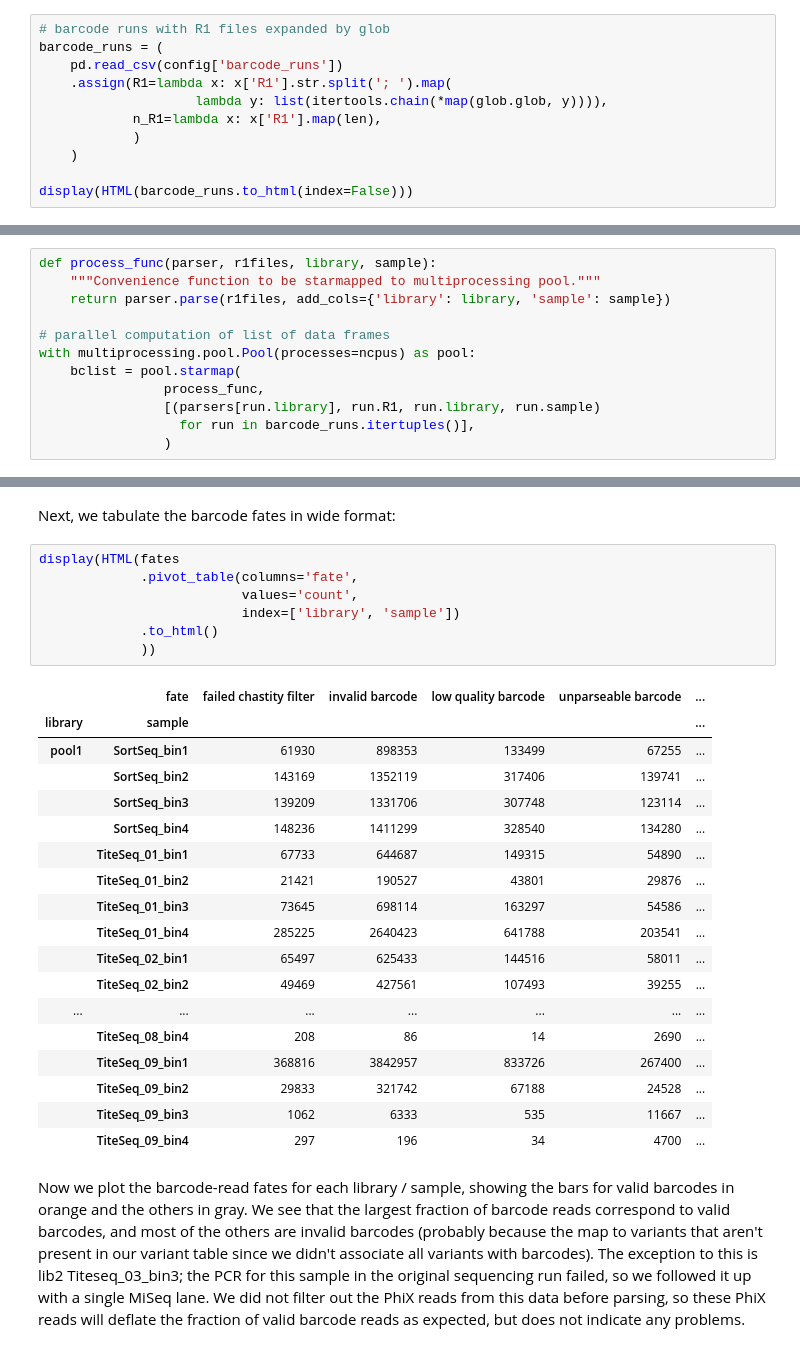
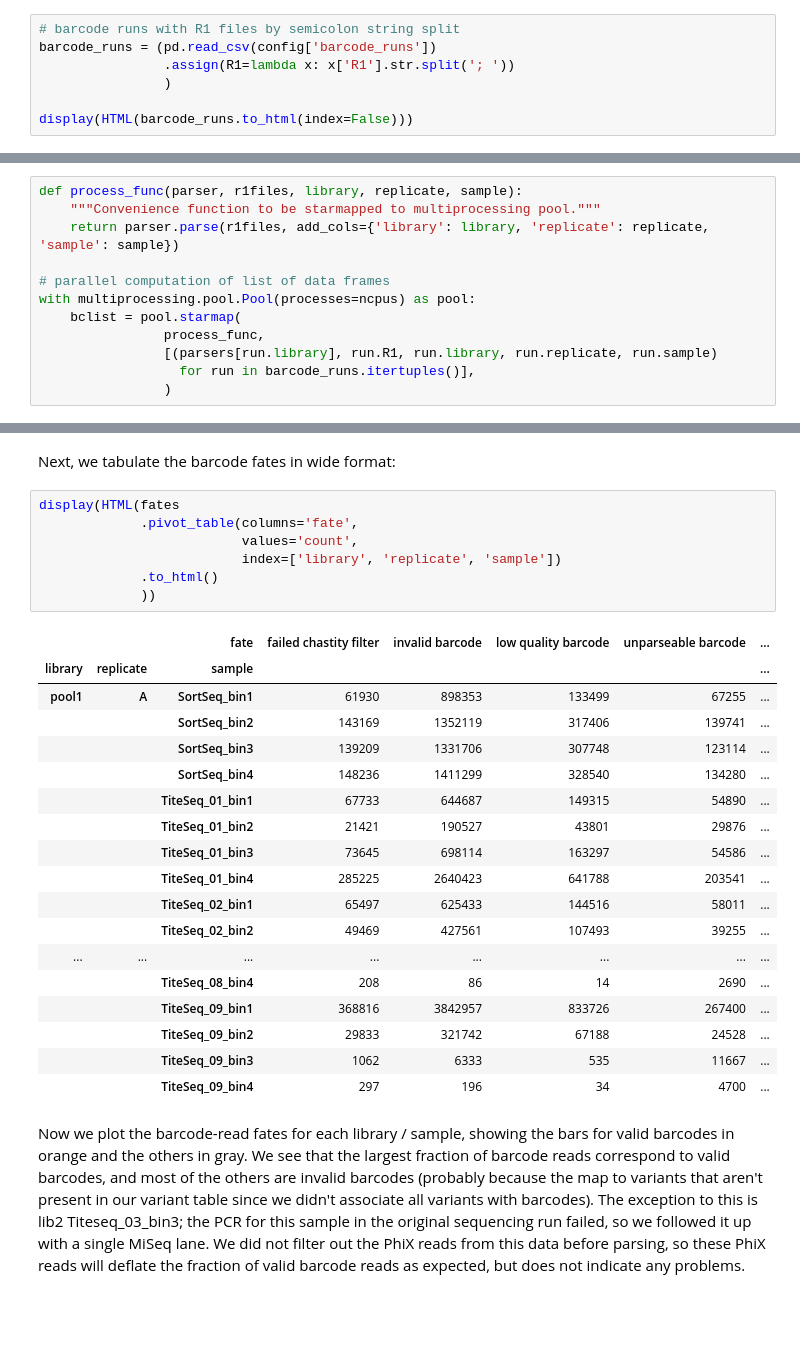
Before and after one commit to jbloomlab/SARS-CoV-2-RBD_DMS_variants, a Jupyter notebook: count_variants.ipynb, the cells around one changed output, grey strips where cells are left out. Saved outputs shown, nothing was run; the diff lists cells and outputs as text; blank space fills up the shorter version.

```diff
--- a/count_variants.ipynb
+++ b/count_variants.ipynb
@@ -121,14 +120,10 @@ targets = alignparse.targets.Targets(seqsfile=config['amplicons_Wuhan_Hu_1'],
 ## Setup to parse barcodes
 Read data frame with list of all barcode runs.
 # %%
-# barcode runs with R1 files expanded by glob
-barcode_runs = (
-    pd.read_csv(config['barcode_runs'])
-    .assign(R1=lambda x: x['R1'].str.split('; ').map(
-                    lambda y: list(itertools.chain(*map(glob.glob, y)))),
-            n_R1=lambda x: x['R1'].map(len),
-            )
-    )
+# barcode runs with R1 files by semicolon string split
+barcode_runs = (pd.read_csv(config['barcode_runs'])
+                .assign(R1=lambda x: x['R1'].str.split('; '))
+                )
 
 display(HTML(barcode_runs.to_html(index=False)))
 # %% [output]
@@ -231,15 +221,15 @@ Using 8 CPUs
 # %% [markdown]
 Parse the barcodes in parallel via a [multiprocessing.Pool](https://docs.python.org/3.6/library/multiprocessing.html#multiprocessing.pool.Pool) using all the available CPUs to get a list of the data frames with barcode counts / fates for each sample:
 # %%
-def process_func(parser, r1files, library, sample):
+def process_func(parser, r1files, library, replicate, sample):
     """Convenience function to be starmapped to multiprocessing pool."""
-    return parser.parse(r1files, add_cols={'library': library, 'sample': sample})
+    return parser.parse(r1files, add_cols={'library': library, 'replicate': replicate, 'sample': sample})
 
 # parallel computation of list of data frames
 with multiprocessing.pool.Pool(processes=ncpus) as pool:
     bclist = pool.starmap(
                 process_func,
-                [(parsers[run.library], run.R1, run.library, run.sample)
+                [(parsers[run.library], run.R1, run.library, run.replicate, run.sample)
                   for run in barcode_runs.itertuples()],
                 )
 # %% [markdown]
@@ -295,29 +285,29 @@ Next, we tabulate the barcode fates in wide format:
 # %%
 display(HTML(fates
              .pivot_table(columns='fate',
                           values='count',
-                          index=['library', 'sample'])
+                          index=['library', 'replicate', 'sample'])
              .to_html()
              ))
 # %% [output]
-|  | fate | failed chastity filter | invalid barcode | low quality barcode | unparseable barcode | ... |
-| library | sample |  |  |  |  | ... |
-| pool1 | SortSeq_bin1 | 61930 | 898353 | 133499 | 67255 | ... |
-|  | SortSeq_bin2 | 143169 | 1352119 | 317406 | 139741 | ... |
-|  | SortSeq_bin3 | 139209 | 1331706 | 307748 | 123114 | ... |
-|  | SortSeq_bin4 | 148236 | 1411299 | 328540 | 134280 | ... |
-|  | TiteSeq_01_bin1 | 67733 | 644687 | 149315 | 54890 | ... |
-|  | TiteSeq_01_bin2 | 21421 | 190527 | 43801 | 29876 | ... |
-|  | TiteSeq_01_bin3 | 73645 | 698114 | 163297 | 54586 | ... |
-|  | TiteSeq_01_bin4 | 285225 | 2640423 | 641788 | 203541 | ... |
-|  | TiteSeq_02_bin1 | 65497 | 625433 | 144516 | 58011 | ... |
-|  | TiteSeq_02_bin2 | 49469 | 427561 | 107493 | 39255 | ... |
-| ... | ... | ... | ... | ... | ... | ... |
-|  | TiteSeq_08_bin4 | 208 | 86 | 14 | 2690 | ... |
-|  | TiteSeq_09_bin1 | 368816 | 3842957 | 833726 | 267400 | ... |
-|  | TiteSeq_09_bin2 | 29833 | 321742 | 67188 | 24528 | ... |
-|  | TiteSeq_09_bin3 | 1062 | 6333 | 535 | 11667 | ... |
-|  | TiteSeq_09_bin4 | 297 | 196 | 34 | 4700 | ... |
+|  |  | fate | failed chastity filter | invalid barcode | low quality barcode | unparseable barcode | ... |
+| library | replicate | sample |  |  |  |  | ... |
+| pool1 | A | SortSeq_bin1 | 61930 | 898353 | 133499 | 67255 | ... |
+|  |  | SortSeq_bin2 | 143169 | 1352119 | 317406 | 139741 | ... |
+|  |  | SortSeq_bin3 | 139209 | 1331706 | 307748 | 123114 | ... |
+|  |  | SortSeq_bin4 | 148236 | 1411299 | 328540 | 134280 | ... |
+|  |  | TiteSeq_01_bin1 | 67733 | 644687 | 149315 | 54890 | ... |
+|  |  | TiteSeq_01_bin2 | 21421 | 190527 | 43801 | 29876 | ... |
+|  |  | TiteSeq_01_bin3 | 73645 | 698114 | 163297 | 54586 | ... |
+|  |  | TiteSeq_01_bin4 | 285225 | 2640423 | 641788 | 203541 | ... |
+|  |  | TiteSeq_02_bin1 | 65497 | 625433 | 144516 | 58011 | ... |
+|  |  | TiteSeq_02_bin2 | 49469 | 427561 | 107493 | 39255 | ... |
+| ... | ... | ... | ... | ... | ... | ... | ... |
+|  |  | TiteSeq_08_bin4 | 208 | 86 | 14 | 2690 | ... |
+|  |  | TiteSeq_09_bin1 | 368816 | 3842957 | 833726 | 267400 | ... |
+|  |  | TiteSeq_09_bin2 | 29833 | 321742 | 67188 | 24528 | ... |
+|  |  | TiteSeq_09_bin3 | 1062 | 6333 | 535 | 11667 | ... |
+|  |  | TiteSeq_09_bin4 | 297 | 196 | 34 | 4700 | ... |
 # %% [markdown]
 Now we plot the barcode-read fates for each library / sample, showing the bars for valid barcodes in orange and the others in gray.
 We see that the largest fraction of barcode reads correspond to valid barcodes, and most of the others are invalid barcodes (probably because the map to variants that aren't present in our variant table since we didn't associate all variants with barcodes). The exception to this is lib2 Titeseq_03_bin3; the PCR for this sample in the original sequencing run failed, so we followed it up with a single MiSeq lane. We did not filter out the PhiX reads from this data before parsing, so these PhiX reads will deflate the fraction of valid barcode reads as expected, but does not indicate any problems.
```
Also changed, not shown: parts of 8 cells of this notebook, 36 other files.
